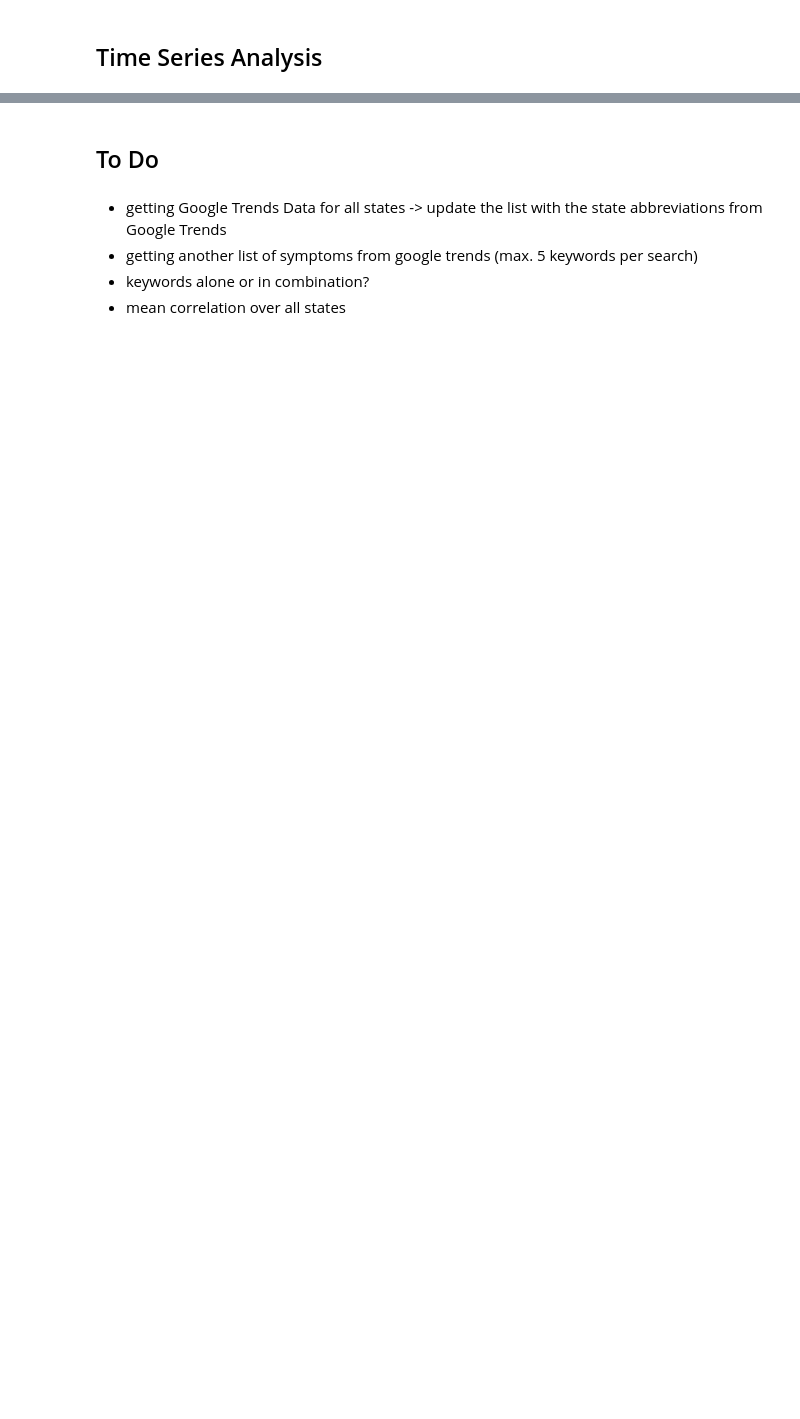
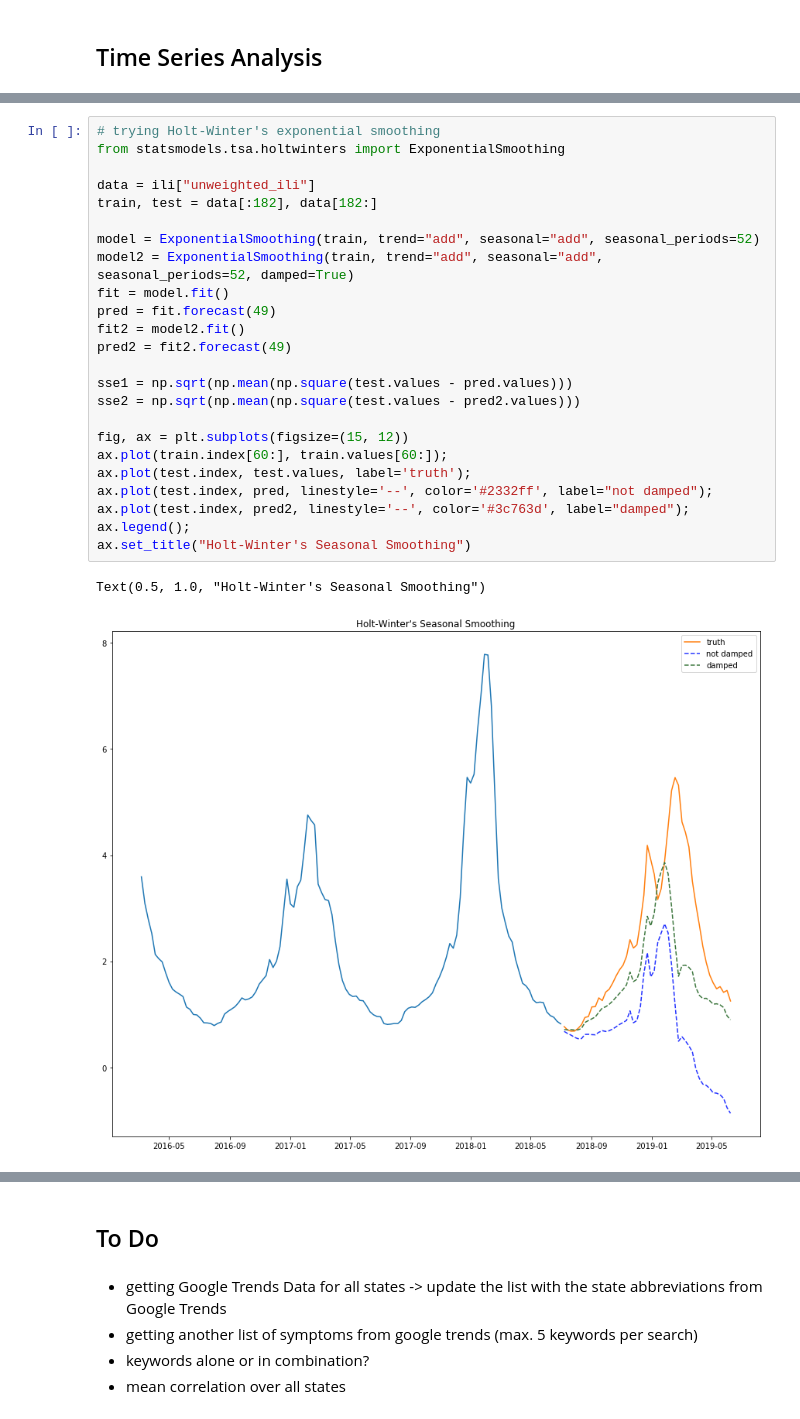
Before and after one commit to tlary/US-ILI-Rates-Forecasting-using-Google-Trends, a Jupyter notebook: curaio.ipynb, the cells around one changed output, grey strips where cells are left out. Cells and saved outputs as stored; diff of their text form; blank space fills up the shorter version.

```diff
--- a/curaio.ipynb
+++ b/curaio.ipynb
@@ -515,0 +428,27 @@ ili_us = get_usdata(kw_list=kw_list)
+# %%
+# trying Holt-Winter's exponential smoothing
+from statsmodels.tsa.holtwinters import ExponentialSmoothing
+
+data = ili["unweighted_ili"]
+train, test = data[:182], data[182:]
+
+model = ExponentialSmoothing(train, trend="add", seasonal="add", seasonal_periods=52)
+model2 = ExponentialSmoothing(train, trend="add", seasonal="add", seasonal_periods=52, damped=True)
+fit = model.fit()
+pred = fit.forecast(49)
+fit2 = model2.fit()
+pred2 = fit2.forecast(49)
+
+sse1 = np.sqrt(np.mean(np.square(test.values - pred.values)))
+sse2 = np.sqrt(np.mean(np.square(test.values - pred2.values)))
+
+fig, ax = plt.subplots(figsize=(15, 12))
+ax.plot(train.index[60:], train.values[60:]);
+ax.plot(test.index, test.values, label='truth');
+ax.plot(test.index, pred, linestyle='--', color='#2332ff', label="not damped");
+ax.plot(test.index, pred2, linestyle='--', color='#3c763d', label="damped");
+ax.legend();
+ax.set_title("Holt-Winter's Seasonal Smoothing")
+# %% [output]
+Text(0.5, 1.0, "Holt-Winter's Seasonal Smoothing")
+[figure, added]
```
Also changed, not shown: parts of 48 cells of this notebook.
